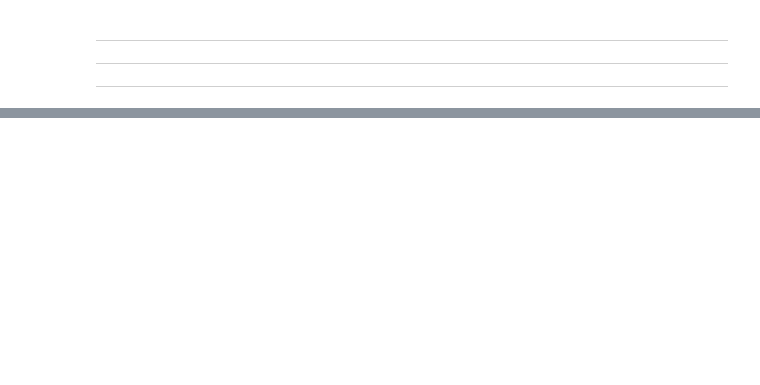
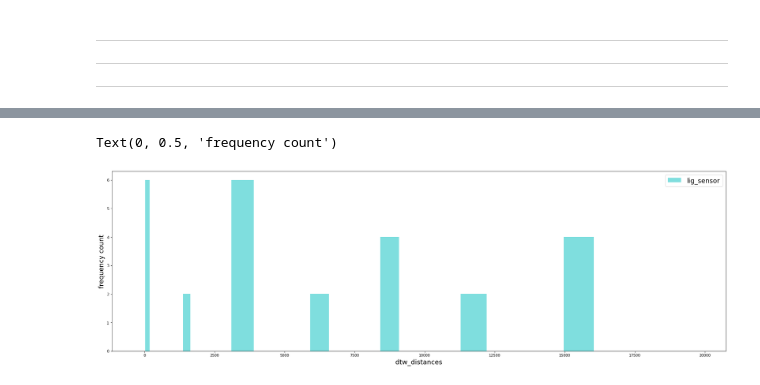
Before and after one commit to sdasmaha/Ml_Engineers_445, a Jupyter notebook: C_ML4IOT_COLAB.ipynb, the cells around one changed output, grey strips where cells are left out. Cells and saved outputs as stored; diff of their text form; code cells hidden in the pictures; blank space fills up the shorter version.

```diff
--- a/C_ML4IOT_COLAB.ipynb
+++ b/C_ML4IOT_COLAB.ipynb
@@ -1003,0 +1163,8 @@ array([   0.        , 6024.16060084, 6838.86187399, 5715.24609935,
+# %%
+results_final_dtw_lig = []
+for i in dtw_lig_sensor:
+    i = np.sort(i)
+    i = i[::-1]
+    results_final_dtw_lig.append(i)
+
+np.hstack(results_final_dtw_lig)
@@ -1007,0 +1279,8 @@ print(results10)
+# %%
+pyplot.hist(results_final_dtw_lig, bins,facecolor = 'c', alpha=0.5, label='lig_sensor')
+pyplot.legend(loc='upper right',fontsize=18)
+pyplot.xlabel("dtw_distances",fontsize=18)
+pyplot.ylabel("frequency count",fontsize=18)
+# %% [output]
+Text(0, 0.5, 'frequency count')
+[figure, added]
```
Also changed, not shown: parts of 75 cells of this notebook.
